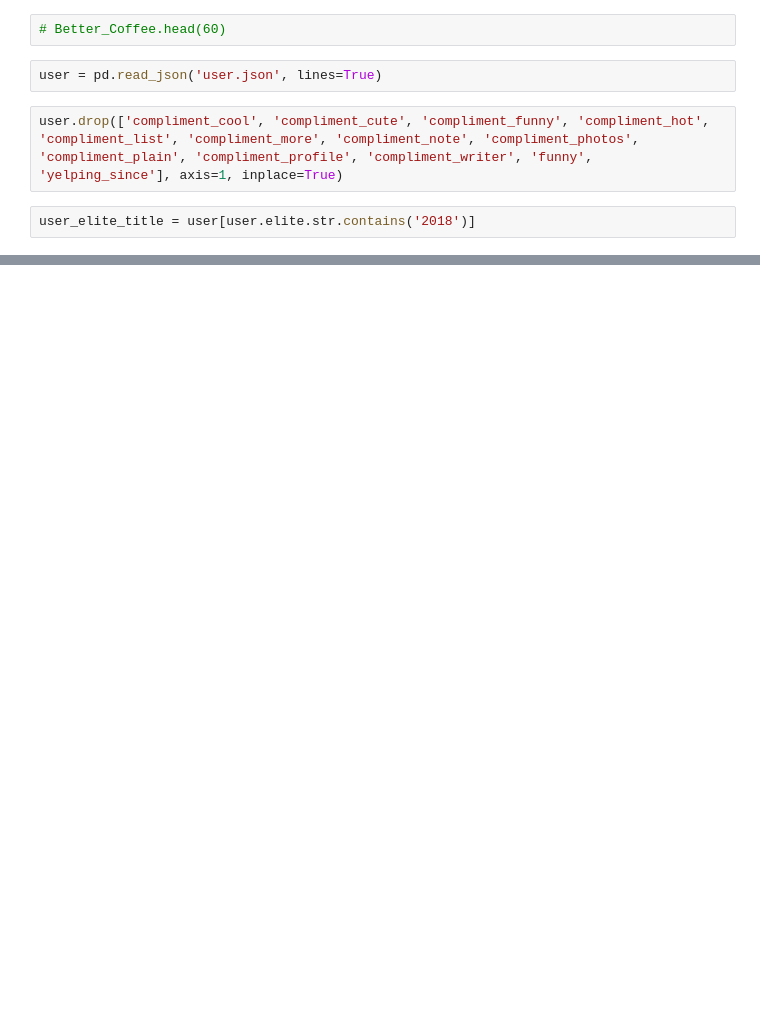
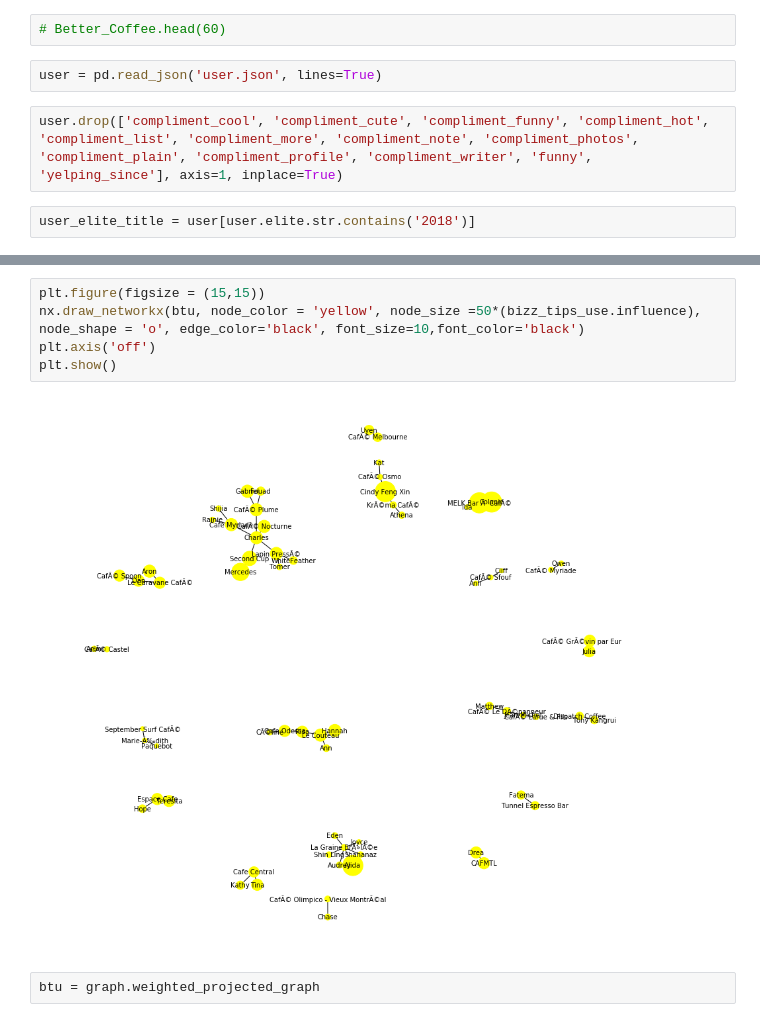
Before and after one commit to rhoffp4/Montreal_food, a Jupyter notebook: Yelp_project.ipynb, the cells around one changed output, grey strips where cells are left out. Saved outputs shown, nothing was run; the diff lists cells and outputs as text; blank space fills up the shorter version.

```diff
--- a/Yelp_project.ipynb
+++ b/Yelp_project.ipynb
@@ -164,0 +185,9 @@ bizz_tips_use
+# %%
+plt.figure(figsize = (15,15))
+nx.draw_networkx(btu, node_color = 'yellow', node_size =50*(bizz_tips_use.influence), node_shape = 'o', edge_color='black', font_size=10,font_color='black')
+plt.axis('off')
+plt.show()
+# %% [output]
+[figure, added]
+# %%
+btu = graph.weighted_projected_graph
```
Also changed, not shown: parts of 42 cells of this notebook.
